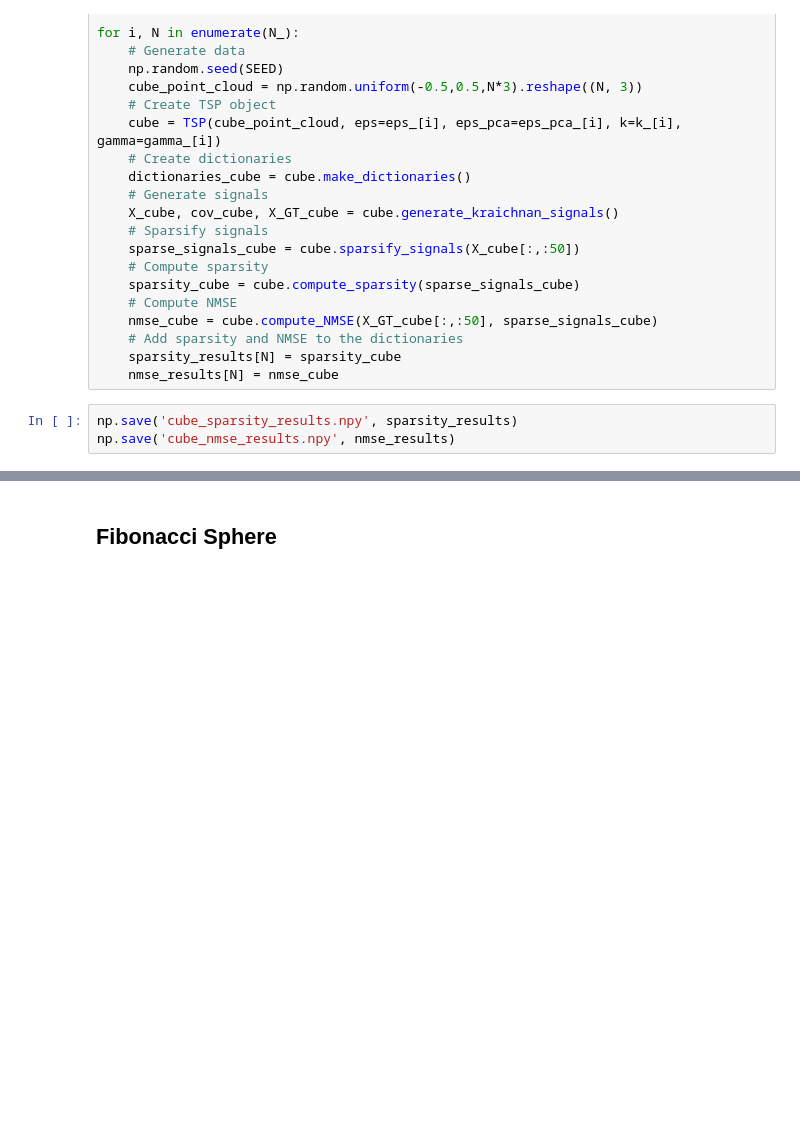
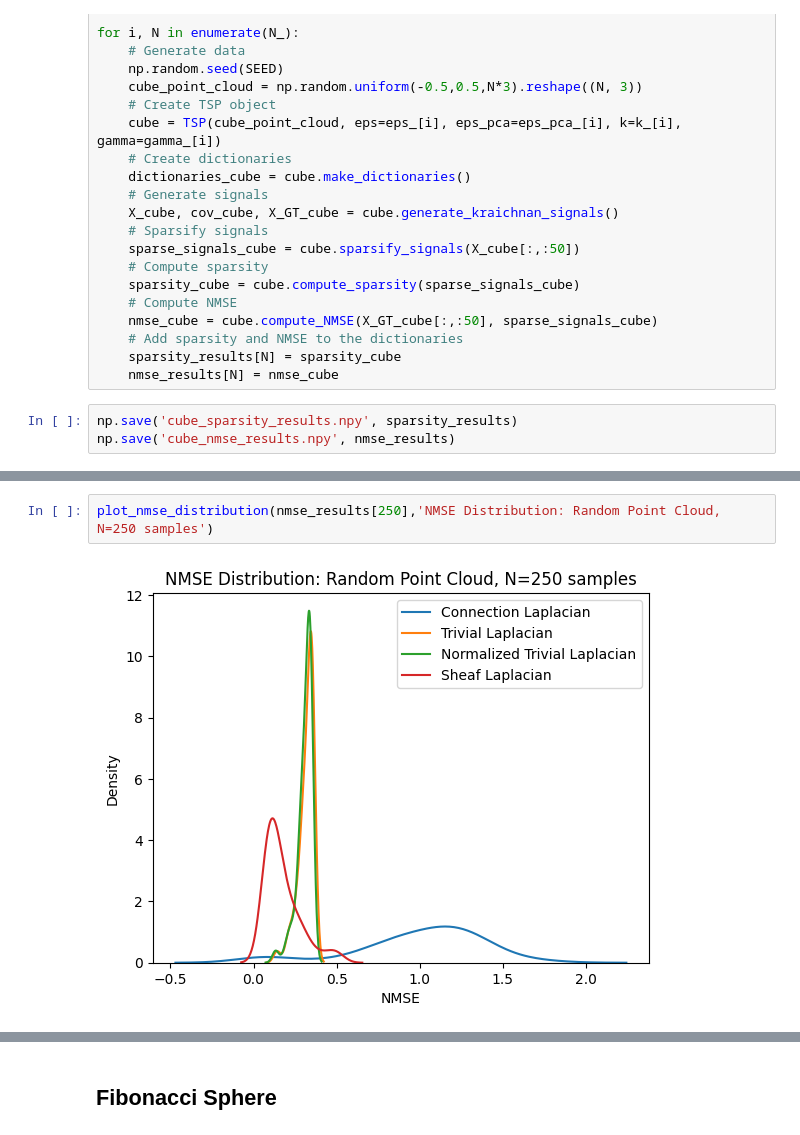
Before and after one commit to gmaurer08/sheaf-signal-processing, a Jupyter notebook: main.ipynb, the cells around one changed output, grey strips where cells are left out. Drawn from its saved outputs; the diff is of its cells as text; blank space fills up the shorter version.

```diff
--- a/main.ipynb
+++ b/main.ipynb
@@ -203,0 +219,4 @@ for N in N_:
+# %%
+plot_nmse_distribution(nmse_results[250],'NMSE Distribution: Random Point Cloud, N=250 samples')
+# %% [output]
+[figure, added]
```
Also changed, not shown: parts of 14 cells of this notebook, 12 other files.
